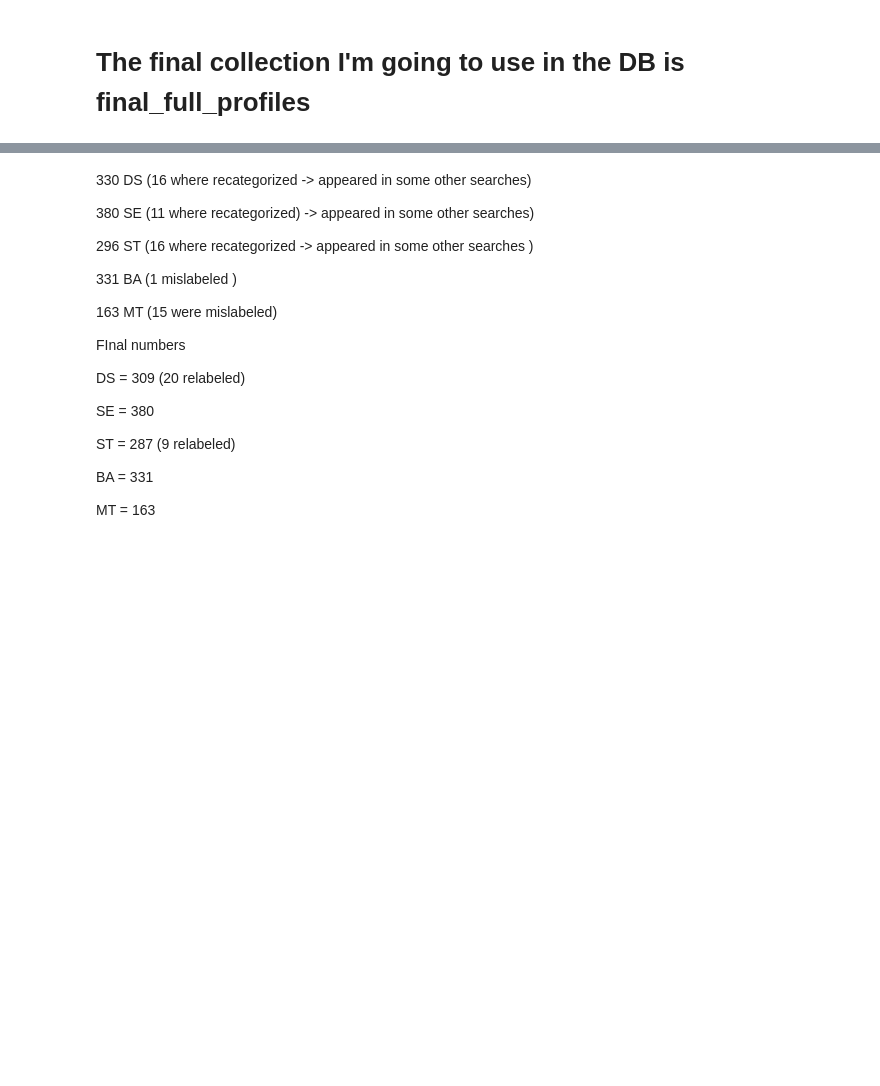
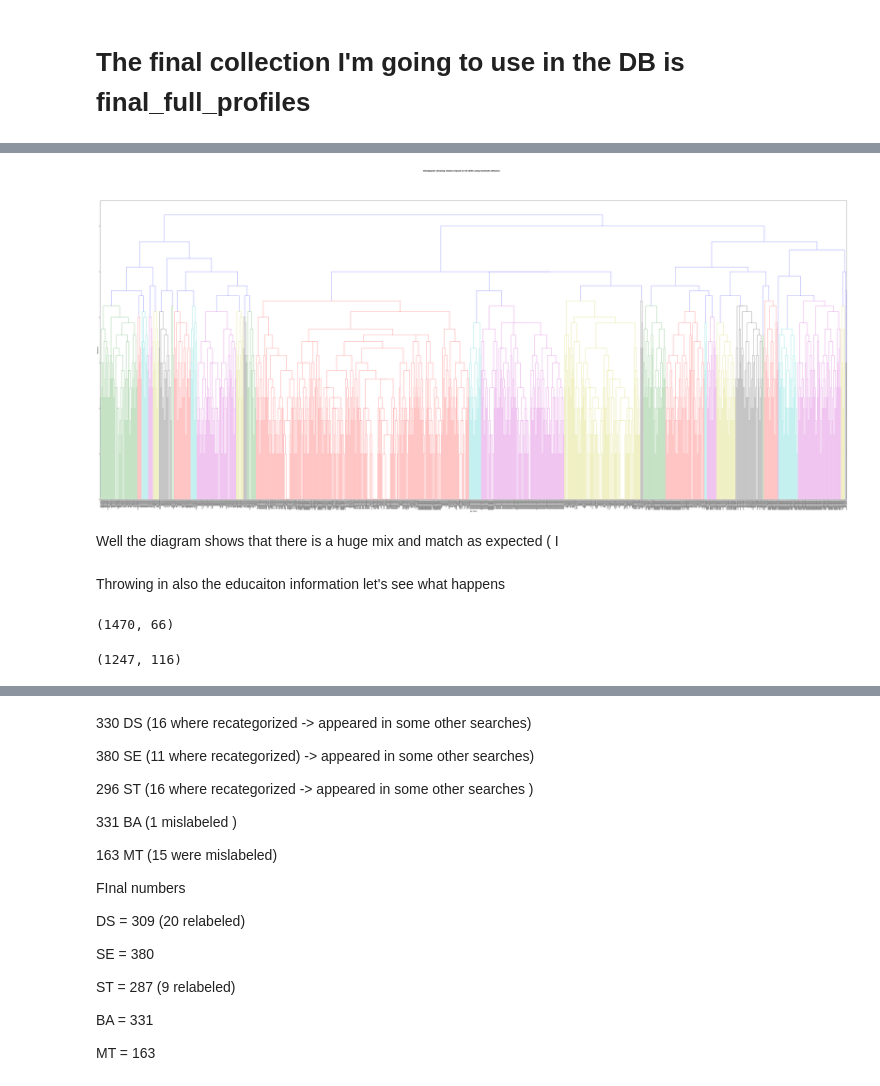
Before and after one commit to carlotorniai/Zproject, a Jupyter notebook: Final Results full DB Nov 9.ipynb, the cells around one changed output, grey strips where cells are left out. Cells and saved outputs as stored; diff of their text form; code cells hidden in the pictures; blank space fills up the shorter version.

```diff
--- a/Final Results full DB Nov 9.ipynb
+++ b/Final Results full DB Nov 9.ipynb
@@ -133,0 +109,6 @@ Corrrect 163
+# %%
+#Now I just want to use the overall to 50 skills
+skills = Counter(skills_set)
+sorted_skills =  sorted(skills.iteritems(), key=operator.itemgetter(1), reverse = True)
+for elem in sorted_skills[:50]:
+    print elem[0], elem[1]
@@ -133,0 +137,8 @@ Corrrect 163
+# %%
+# Let's filter the skills
+filter_list = []
+for elem in sorted_skills[:50]:
+    filter_list.append(elem[0])
+print len(filter_list)
+subset_feature_matrix = df_skills.filter(filter_list)
+subset_feature_matrix.shape
@@ -133,0 +179,3 @@ Corrrect 163
+# %%
+subset_feature_matrix_nz = utils.drop_zero_rows(subset_feature_matrix)
+subset_feature_matrix_nz.shape
@@ -133,0 +186,15 @@ Corrrect 163
+# %%
+#Le'ts now build the list of Labels
+# Getting the labels
+new_lables = []
+for i in range(len(subset_feature_matrix_nz.index)):
+    # print reduced_df.index[i]
+    user_id = subset_feature_matrix_nz.index[i]
+    # Here thet the current title for the position if available
+    cursor = collection.find({"id":user_id, "positions.values.isCurrent" : True}, {"_id" : 0, "positions.values.title" : 1, "search_label": 1})
+    new_label=""
+    for position in cursor:
+         title =  position['positions']['values'][0]['title']
+         new_label = title
+         label = position['search_label']
+    new_lables.append(label)
@@ -133,0 +214,19 @@ Corrrect 163
+# %%
+from scipy.spatial.distance import pdist, cdist , squareform, euclidean
+from scipy.cluster.hierarchy import linkage, dendrogram
+import matplotlib.pyplot as plt
+%matplotlib inline
+
+# Compute the distance matrix
+dist_skills = squareform(pdist(subset_feature_matrix_nz, metric='rogerstanimoto'))
+fig = plt.figure(figsize=(100, 40))
+R = dendrogram(linkage(subset_feature_matrix_nz, method='complete'), labels = new_lables,  leaf_font_size=8)
+plt.ylabel('Distance', fontsize=12)
+plt.xlabel('Job titles', fontsize=12)
+plt.suptitle('Dendogram showing clusters based on 50 skills using Tanimoto distance', fontweight='bold', fontsize=14);
+# %% [output]
+[figure, added]
+# %% [markdown]
+Well the diagram shows that there is a huge mix and match as expected  ( I
+# %% [markdown]
+Throwing in also the educaiton information let's see what happens
@@ -133,0 +235,10 @@ Corrrect 163
+# %%
+df_education.shape
+# %% [output]
+(1470, 66)
+# %%
+#let's join the two now INNER! so to kep just the n=onzero values.
+feature_matrix_top_50s_ed = subset_feature_matrix_nz.join(df_education, how='inner')
+feature_matrix_top_50s_ed.shape
+# %% [output]
+(1247, 116)
```
Also changed, not shown: parts of 73 cells of this notebook, 3 other files.
